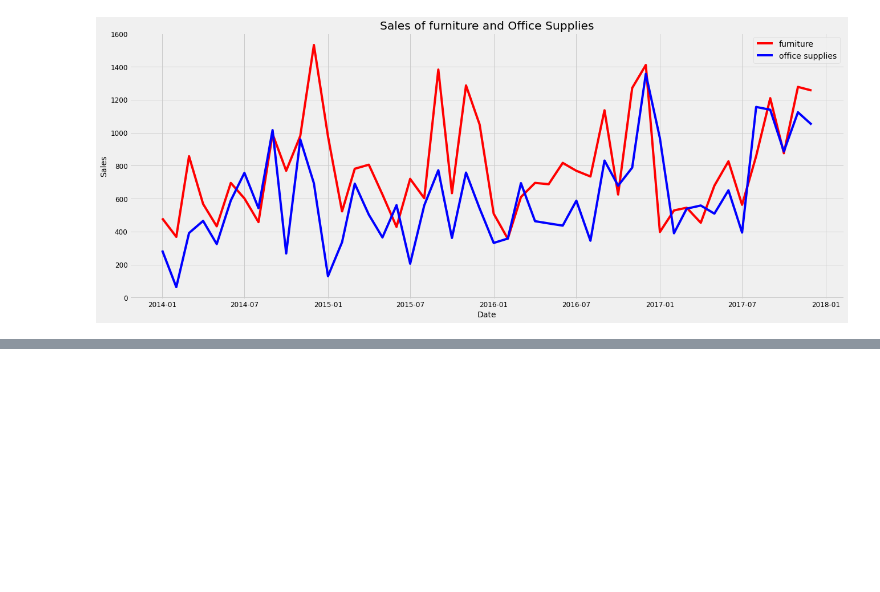
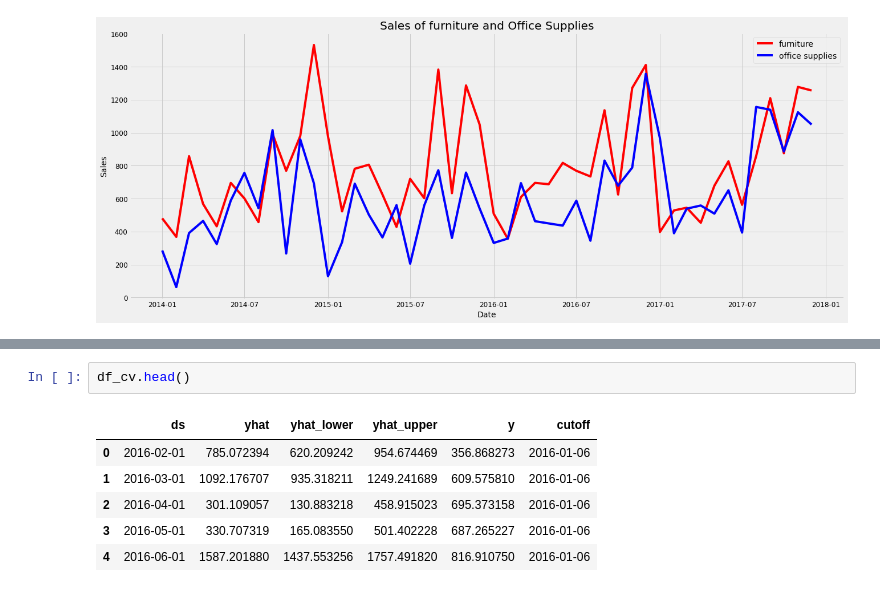
Before and after one commit to Chanakyasarma/Forecasting-System-Internship, a Jupyter notebook: Forecasting using Arima Model.ipynb, the cells around one changed output, grey strips where cells are left out. Drawn from its saved outputs; the diff is of its cells as text; blank space fills up the shorter version.

```diff
--- a/Forecasting using Arima Model.ipynb
+++ b/Forecasting using Arima Model.ipynb
@@ -409,0 +456,9 @@ plt.legend()
+# %%
+df_cv.head()
+# %% [output]
+|  | ds | yhat | yhat_lower | yhat_upper | y | cutoff |
+| 0 | 2016-02-01 | 785.072394 | 620.209242 | 954.674469 | 356.868273 | 2016-01-06 |
+| 1 | 2016-03-01 | 1092.176707 | 935.318211 | 1249.241689 | 609.575810 | 2016-01-06 |
+| 2 | 2016-04-01 | 301.109057 | 130.883218 | 458.915023 | 695.373158 | 2016-01-06 |
+| 3 | 2016-05-01 | 330.707319 | 165.083550 | 501.402228 | 687.265227 | 2016-01-06 |
+| 4 | 2016-06-01 | 1587.201880 | 1437.553256 | 1757.491820 | 816.910750 | 2016-01-06 |
```
Also changed, not shown: parts of 12 cells of this notebook.
